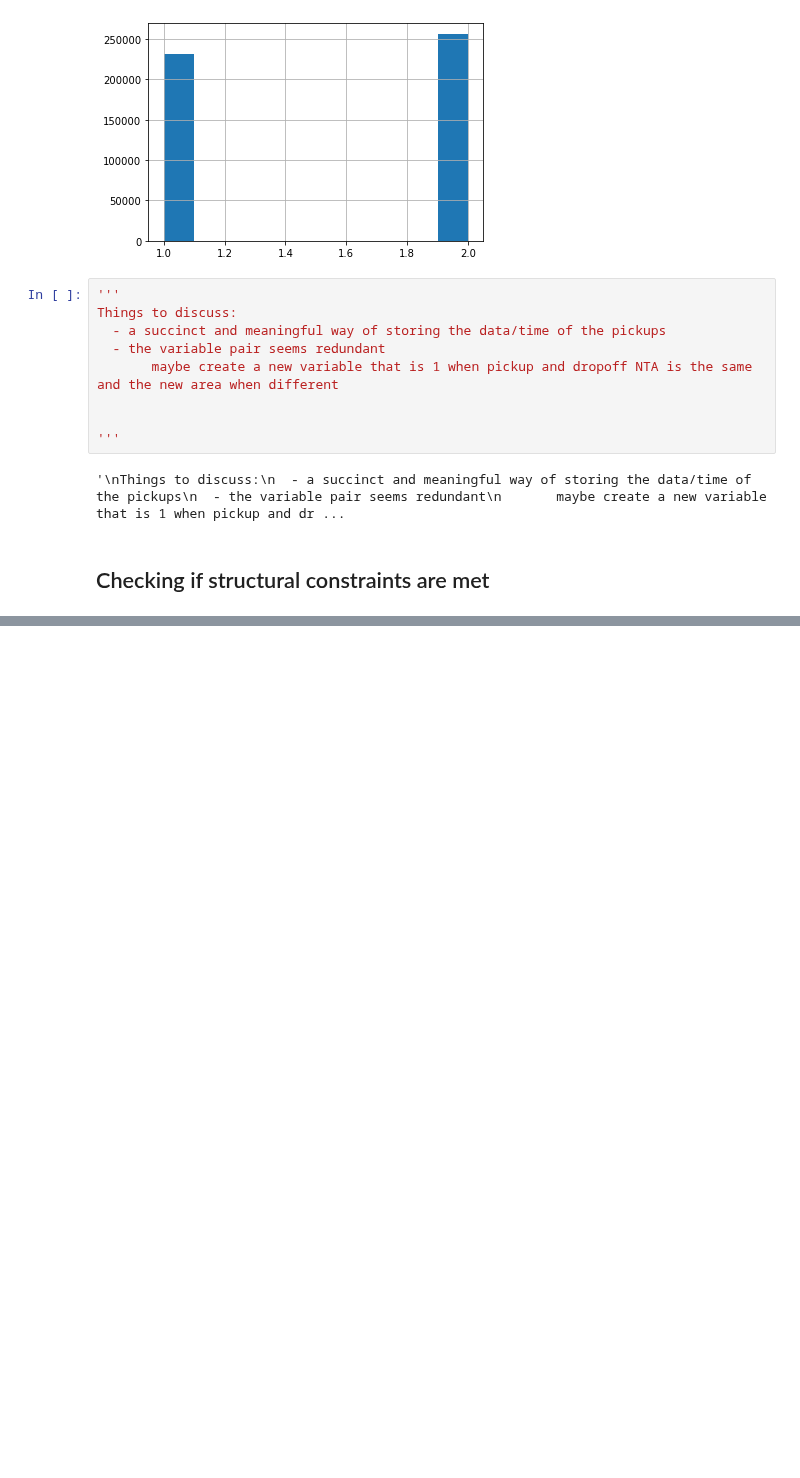
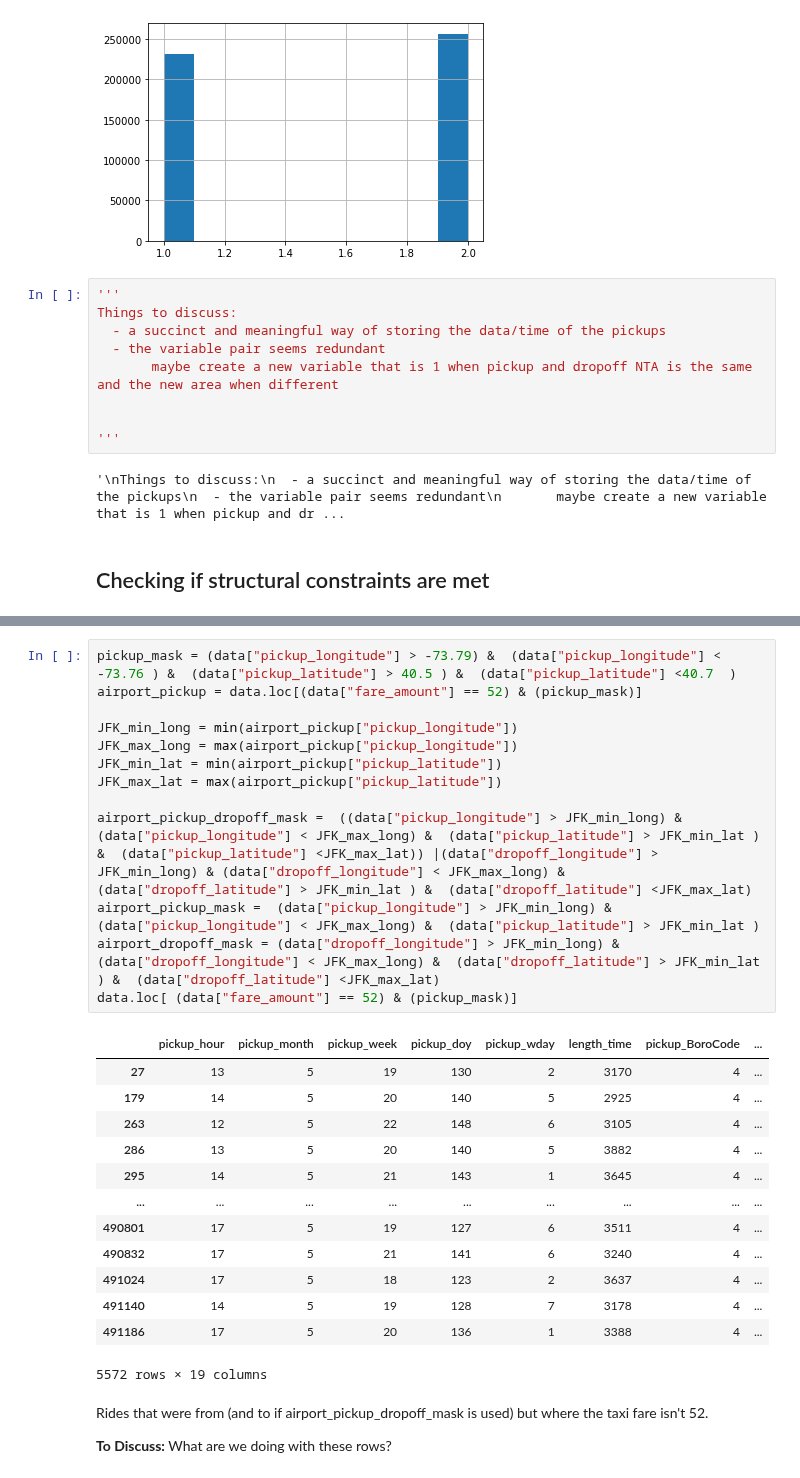
Before and after one commit to MichalKrzyzanski2002/Foundations-Data-Science-Project, a Jupyter notebook: Cleaning.ipynb, the cells around one changed output, grey strips where cells are left out. Saved outputs shown, nothing was run; the diff lists cells and outputs as text; blank space fills up the shorter version.

```diff
--- a/Cleaning.ipynb
+++ b/Cleaning.ipynb
@@ -355,0 +359,32 @@ Every ride from or to JFK costs $52. We should check that this is actually true
+# %%
+pickup_mask = (data["pickup_longitude"] > -73.79) &  (data["pickup_longitude"] < -73.76 ) &  (data["pickup_latitude"] > 40.5 ) &  (data["pickup_latitude"] <40.7  )
+airport_pickup = data.loc[(data["fare_amount"] == 52) & (pickup_mask)]
+
+JFK_min_long = min(airport_pickup["pickup_longitude"])
+JFK_max_long = max(airport_pickup["pickup_longitude"])
+JFK_min_lat = min(airport_pickup["pickup_latitude"])
+JFK_max_lat = max(airport_pickup["pickup_latitude"])
+
+airport_pickup_dropoff_mask =  ((data["pickup_longitude"] > JFK_min_long) & (data["pickup_longitude"] < JFK_max_long) &  (data["pickup_latitude"] > JFK_min_lat ) &  (data["pickup_latitude"] <JFK_max_lat)) |(data["dropoff_longitude"] > JFK_min_long) & (data["dropoff_longitude"] < JFK_max_long) &  (data["dropoff_latitude"] > JFK_min_lat ) &  (data["dropoff_latitude"] <JFK_max_lat)
+airport_pickup_mask =  (data["pickup_longitude"] > JFK_min_long) & (data["pickup_longitude"] < JFK_max_long) &  (data["pickup_latitude"] > JFK_min_lat )
+airport_dropoff_mask = (data["dropoff_longitude"] > JFK_min_long) & (data["dropoff_longitude"] < JFK_max_long) &  (data["dropoff_latitude"] > JFK_min_lat ) &  (data["dropoff_latitude"] <JFK_max_lat)
+data.loc[ (data["fare_amount"] == 52) & (pickup_mask)]
+# %% [output]
+|  | pickup_hour | pickup_month | pickup_week | pickup_doy | pickup_wday | length_time | pickup_BoroCode | ... |
+| 27 | 13 | 5 | 19 | 130 | 2 | 3170 | 4 | ... |
+| 179 | 14 | 5 | 20 | 140 | 5 | 2925 | 4 | ... |
+| 263 | 12 | 5 | 22 | 148 | 6 | 3105 | 4 | ... |
+| 286 | 13 | 5 | 20 | 140 | 5 | 3882 | 4 | ... |
+| 295 | 14 | 5 | 21 | 143 | 1 | 3645 | 4 | ... |
+| ... | ... | ... | ... | ... | ... | ... | ... | ... |
+| 490801 | 17 | 5 | 19 | 127 | 6 | 3511 | 4 | ... |
+| 490832 | 17 | 5 | 21 | 141 | 6 | 3240 | 4 | ... |
+| 491024 | 17 | 5 | 18 | 123 | 2 | 3637 | 4 | ... |
+| 491140 | 14 | 5 | 19 | 128 | 7 | 3178 | 4 | ... |
+| 491186 | 17 | 5 | 20 | 136 | 1 | 3388 | 4 | ... |
+5572 rows × 19 columns
+# %% [markdown]
+Rides that were from (and to if airport_pickup_dropoff_mask is used) but where the taxi fare isn't 52.
+
+**To Discuss:**
+What are we doing with these rows?
```
Also changed, not shown: parts of 16 cells of this notebook.
